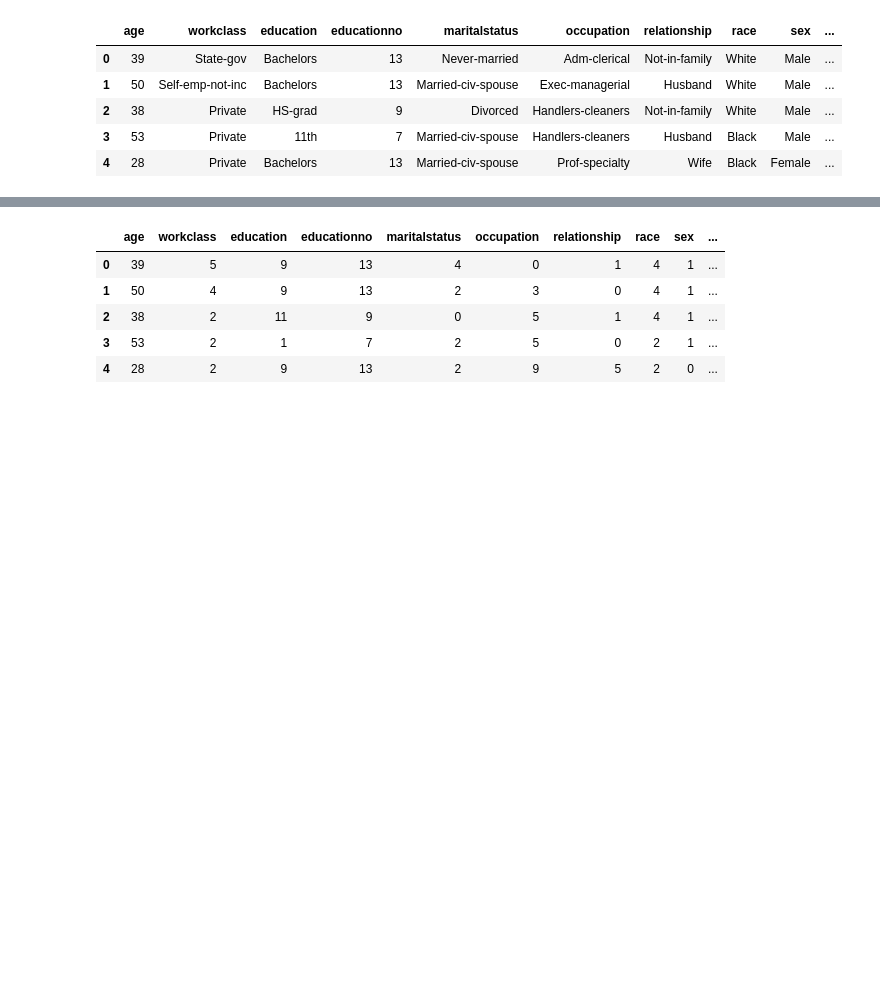
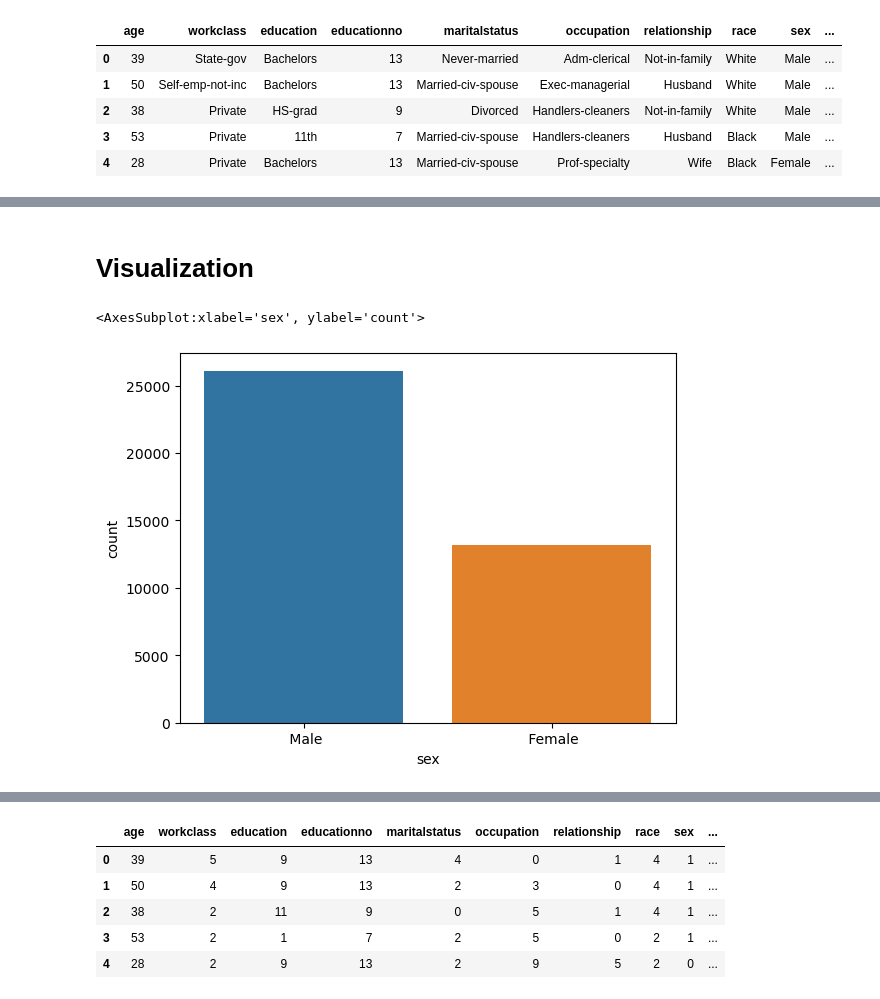
Before and after one commit to Apoorva023/Excelr-Assignment, a Jupyter notebook: Naive Bayes/Naive bayes.ipynb, the cells around one changed output, grey strips where cells are left out. Drawn from its saved outputs; the diff is of its cells as text; code cells hidden in the pictures; blank space fills up the shorter version.

```diff
--- a/Naive Bayes/Naive bayes.ipynb
+++ b/Naive Bayes/Naive bayes.ipynb
@@ -23,0 +52,2 @@ df.head()
+# %%
+df.drop_duplicates(inplace=True)
@@ -23,0 +77,9 @@ df.head()
+# %% [markdown]
+# Visualization
+# %%
+#Plotting count plot for the gender count
+import seaborn as sns
+sns.countplot(x='sex', data=df)
+# %% [output]
+<AxesSubplot:xlabel='sex', ylabel='count'>
+[figure, added]
```
Also changed, not shown: parts of 15 cells of this notebook.
